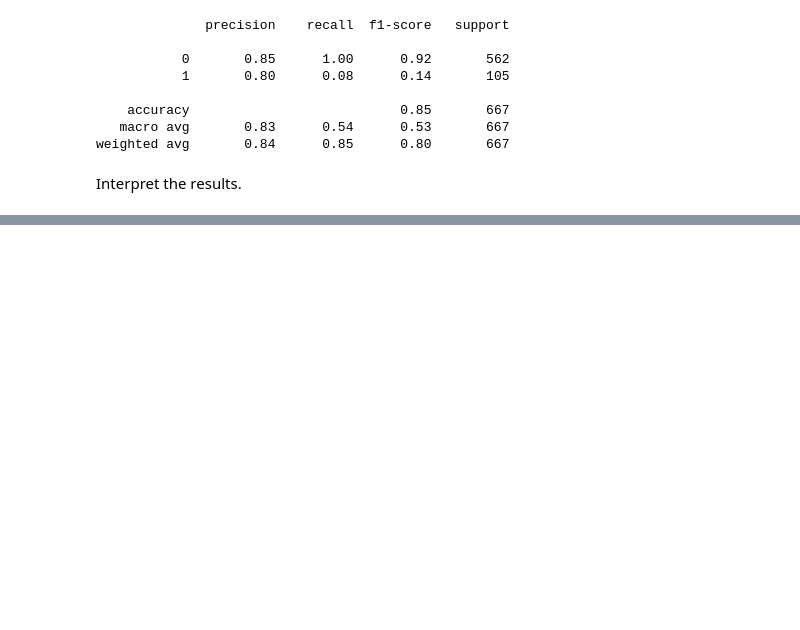
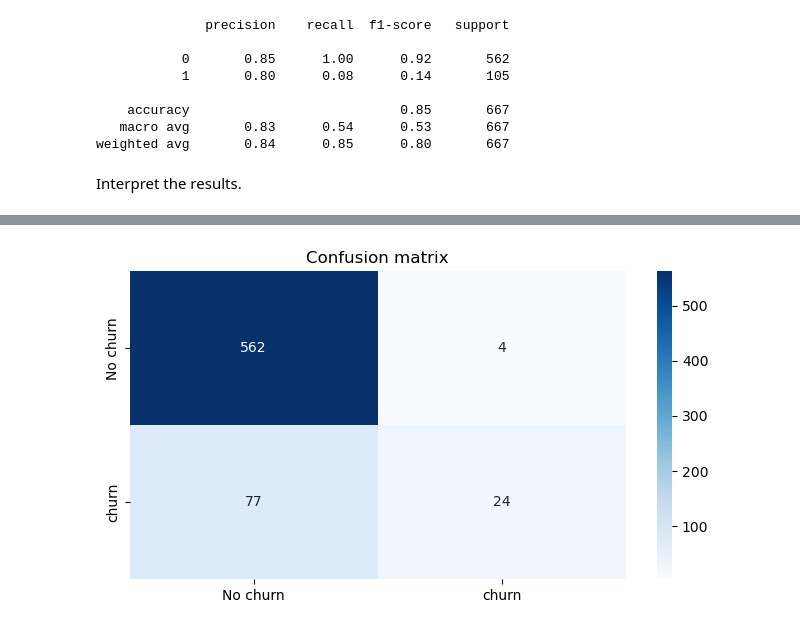
Before and after one commit to Bchacha-ds/K-Nearest-Neighbors, a Jupyter notebook: index.ipynb, the cells around one changed output, grey strips where cells are left out. Drawn from its saved outputs; the diff is of its cells as text; code cells hidden in the pictures; blank space fills up the shorter version.

```diff
--- a/index.ipynb
+++ b/index.ipynb
@@ -250,0 +298,47 @@ memory usage: 524.2+ KB
+# %%
+from sklearn.preprocessing import StandardScaler, MinMaxScaler, LabelEncoder
+from category_encoders import MEstimateEncoder
+
+##insantiate the models
+le = LabelEncoder()
+scaler = StandardScaler()
+min_scaler = MinMaxScaler()
+me = MEstimateEncoder(cols='state')
+# %%
+# !pip install category_encoders
+
+object_columns = ['churn', 'international plan', 'voice mail plan']
+
+for col in object_columns:
+    df_dropped[col] = le.fit_transform(df_dropped[col])
+# %%
+#
+X = df_dropped.drop('churn', axis=1)
+y = df_dropped['churn']
+
+X_train, X_test, y_train, y_test = train_test_split(X, y, random_state=42, test_size=0.2)
+
+X_train_d, X_test_d, y_train_d, y_test_d = train_test_split(X, y, random_state=42, test_size=0.2)
+
+
+
+X_train_d = me.fit_transform(X_train_d, y_train_d)
+X_test_d = me.transform(X_test_d)
+
+
+X_train_d = scaler.fit_transform(X_train_d)
+X_test_d = scaler.transform(X_test_d)
+
+knn.fit(X_train_d, y_train_d)
+
+y_preds_d = knn.predict(X_test_d)
+
+
+cm = confusion_matrix(y_test_d, y_preds_d)
+
+plt.figure(figsize=(8, 4))
+sns.heatmap(cm, annot=True, fmt='d', cmap='Blues', xticklabels=['No churn', 'churn'], yticklabels=['No churn', 'churn'])
+plt.title('Confusion matrix')
+plt.show()
+# %% [output]
+[figure, added]
```
Also changed, not shown: parts of 10 cells of this notebook.
